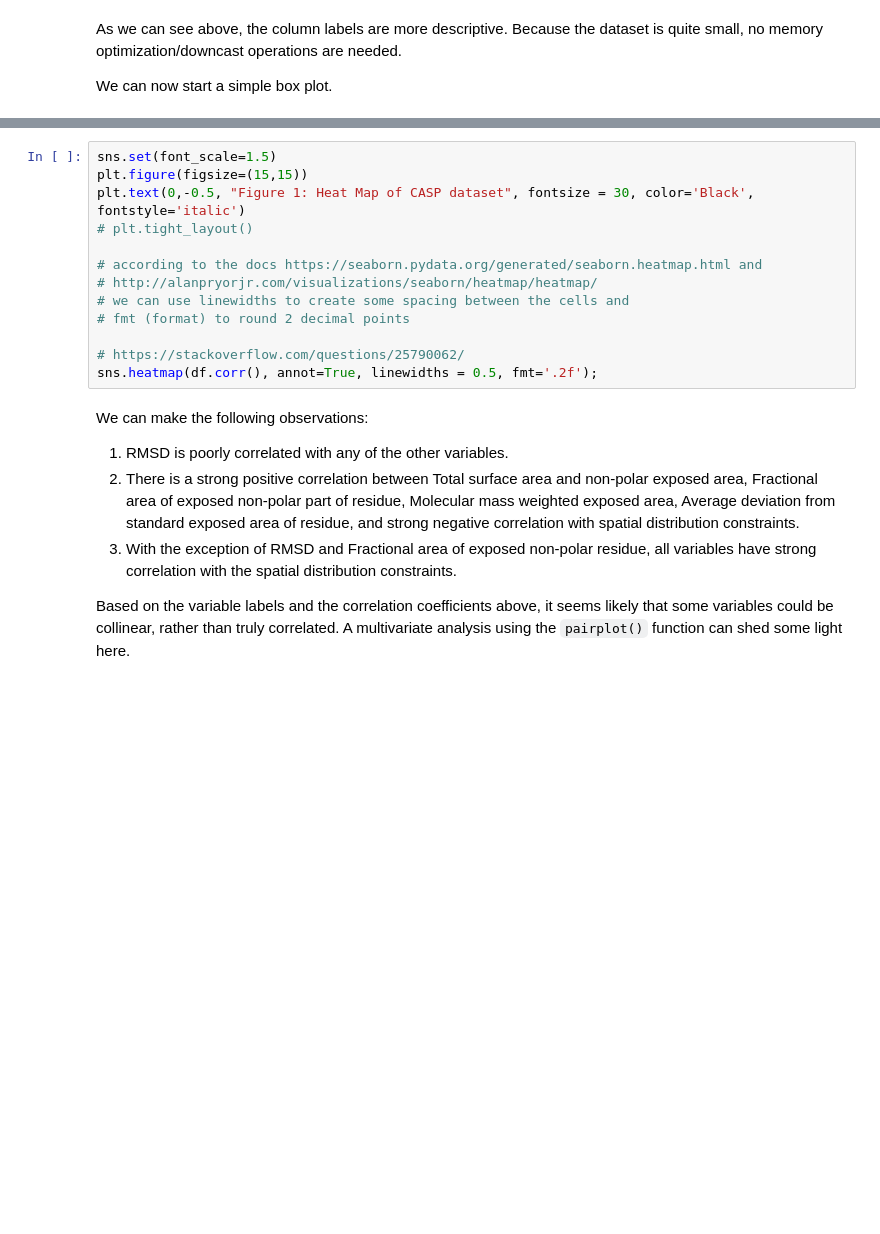
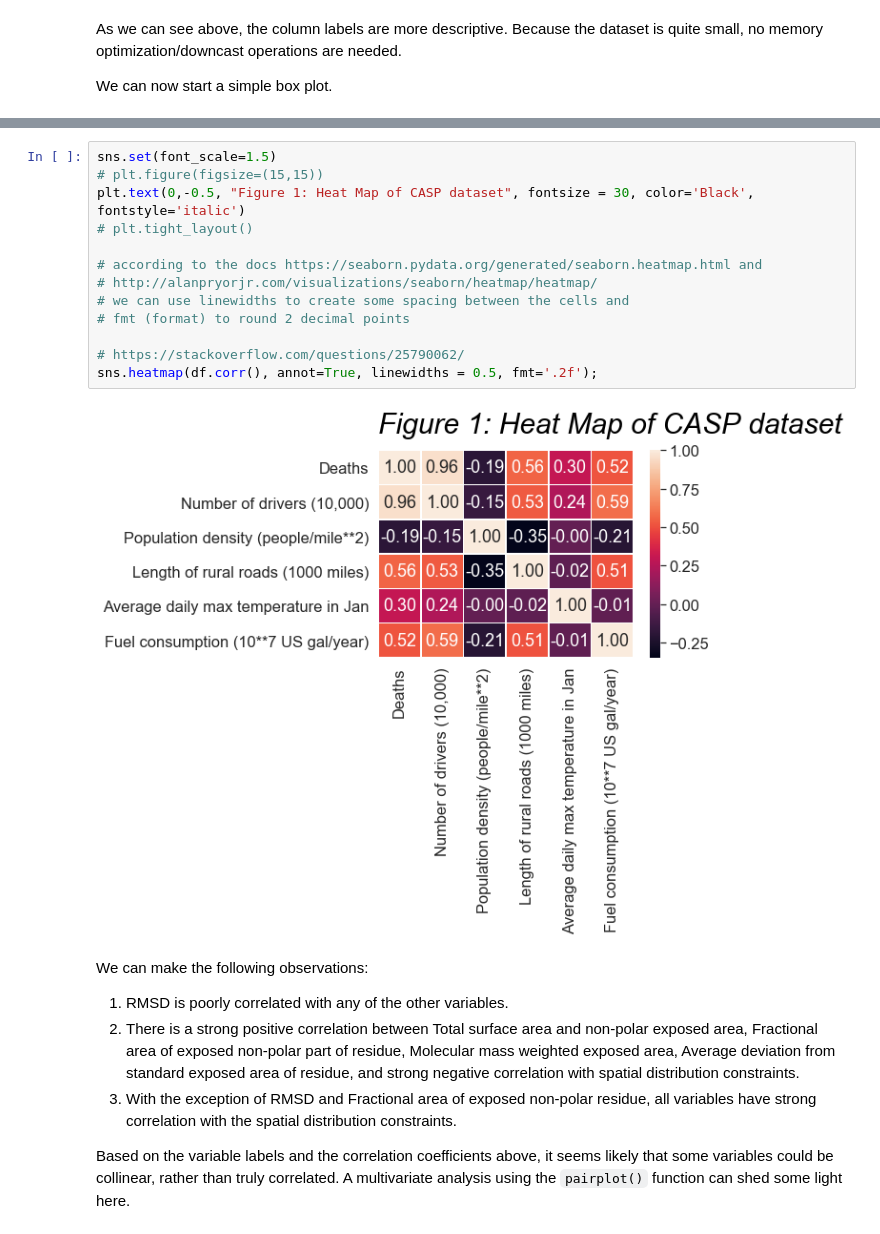
Before and after one commit to m-noor/FundamentalsofDA-Project, a Jupyter notebook: FundamentalsOfDA-Project.ipynb, the cells around one changed output, grey strips where cells are left out. Saved outputs shown, nothing was run; the diff lists cells and outputs as text; blank space fills up the shorter version.

Commit message:
added scatterplot matrix and heatmap

```diff
--- a/FundamentalsOfDA-Project.ipynb
+++ b/FundamentalsOfDA-Project.ipynb
@@ -228,16 +235,18 @@ Although a table containing the correlation coefficents between two variables fo
 # %%
 sns.set(font_scale=1.5)
-plt.figure(figsize=(15,15))
+# plt.figure(figsize=(15,15))
 plt.text(0,-0.5, "Figure 1: Heat Map of CASP dataset", fontsize = 30, color='Black', fontstyle='italic')
 # plt.tight_layout()
 
 # according to the docs https://seaborn.pydata.org/generated/seaborn.heatmap.html and
 # http://alanpryorjr.com/visualizations/seaborn/heatmap/heatmap/
 # we can use linewidths to create some spacing between the cells and
 # fmt (format) to round 2 decimal points
 
 # https://stackoverflow.com/questions/25790062/
 sns.heatmap(df.corr(), annot=True, linewidths = 0.5, fmt='.2f');
+# %% [output]
+[figure, added]
 # %% [markdown]
 We can make the following observations:
 
```
Also changed, not shown: parts of 7 cells of this notebook.
